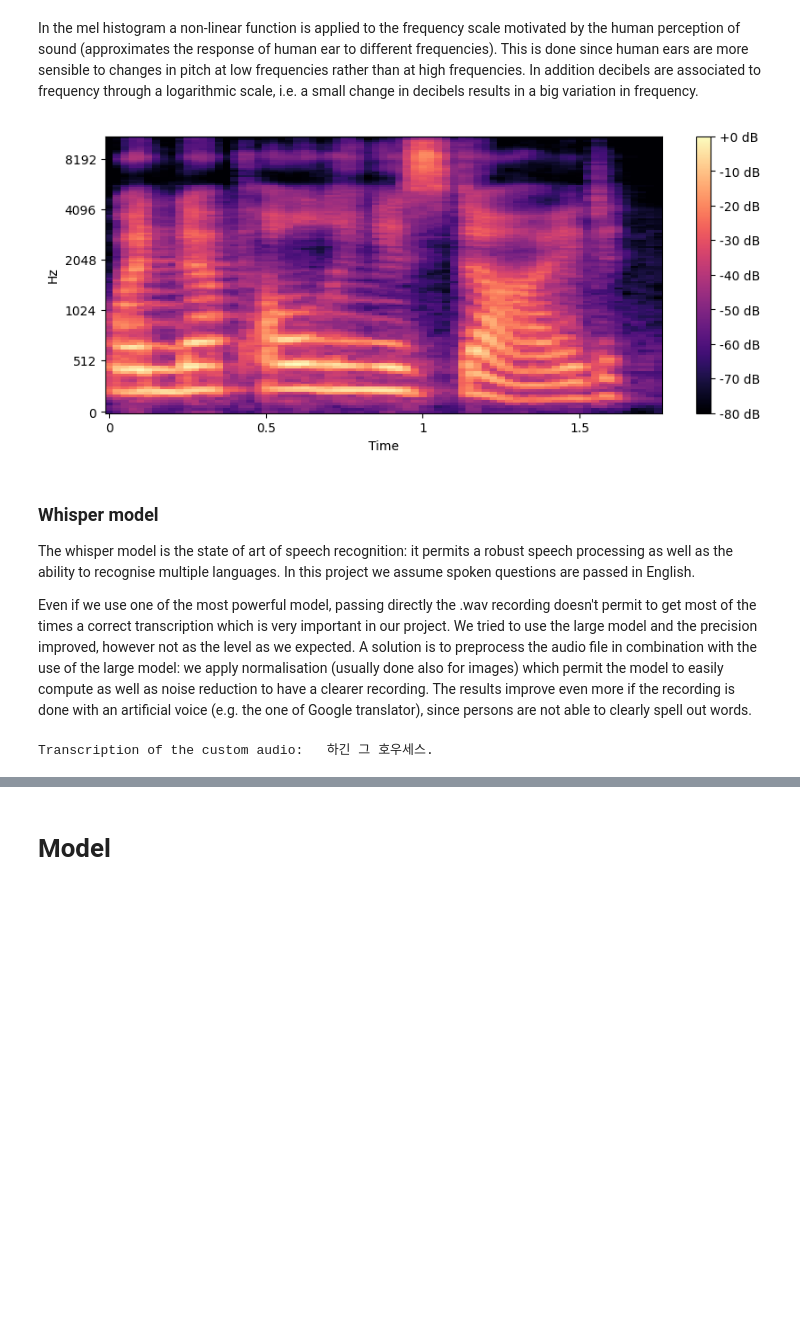
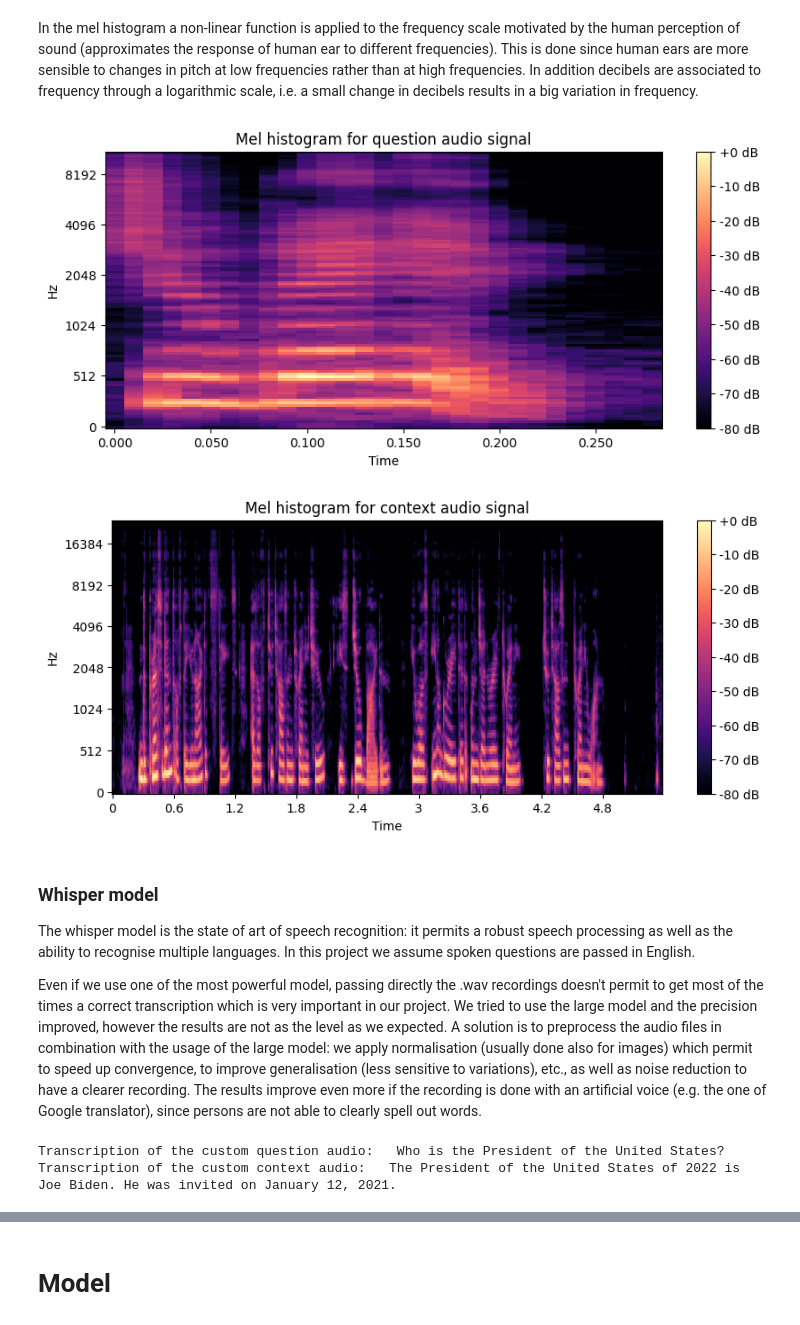
Before and after one commit to Ele975/ML_project2, a Jupyter notebook: AML_project2.ipynb, the cells around one changed output, grey strips where cells are left out. Drawn from its saved outputs; the diff is of its cells as text; code cells hidden in the pictures; blank space fills up the shorter version.

```diff
--- a/AML_project2.ipynb
+++ b/AML_project2.ipynb
@@ -567,9 +568,9 @@ audio = np.array(audio, dtype=float)
 # store custom audio file recorded - query
 scipy.io.wavfile.write('audio.wav', sr, audio)
 # %%
+# context
 audio_context, sr_context = get_audio()
-audio_context = np.array(audio, dtype=float)
-# store custom audio file recorded - context
+audio_context = np.array(audio_context, dtype=float)
 scipy.io.wavfile.write('audio_context.wav', sr_context, audio_context)
 # %% [markdown]
 ### audio analysis
@@ -610,30 +634,47 @@ Different windowing methods can be used, and the Hann windowing is the one who p
 In the mel histogram a non-linear function is applied to the frequency scale motivated by the human perception of sound (approximates the response of human ear to different frequencies). This is done since human ears are more sensible to changes in pitch at low frequencies rather than at high frequencies. In addition decibels are associated to frequency through a logarithmic scale, i.e. a small change in decibels results in a big variation in frequency.
 # %%
 n_mels = 128
-nr_samples = int(math.floor(0.01*sr))
-overlapping = int(math.floor(0.025*sr))
+nr_samples = int(math.floor(0.025*sr))
+overlapping = int(math.floor(0.01*sr))
 time_axis = np.arange(0, audio_length, 0.5)
 
+# question
 mel_spec = librosa.feature.melspectrogram(y=audio, sr=sr)
 
 plt.figure(figsize=(10, 4))
 librosa.display.specshow(librosa.power_to_db(mel_spec, ref=np.max), sr=sr, hop_length=overlapping, x_axis='time', y_axis='mel')
 plt.colorbar(format='%+2.0f dB')
+plt.title('Mel histogram for question audio signal')
 plt.show()
+
+# context
+mel_spec_context = librosa.feature.melspectrogram(y=audio_context, sr=sr_context)
+plt.figure(figsize=(10, 4))
+librosa.display.specshow(librosa.power_to_db(mel_spec_context, ref=np.max), sr=sr_context, hop_length=overlapping, x_axis='time', y_axis='mel')
+plt.colorbar(format='%+2.0f dB')
+plt.title('Mel histogram for context audio signal')
+plt.show()
 # %% [output]
-[figure, old version]
+[figure, new version]
+[figure, added]
 # %% [markdown]
 ### Whisper model
 The whisper model is the state of art of speech recognition: it permits a robust speech processing as well as the ability to recognise multiple languages. In this project we assume spoken questions are passed in English.
 
-Even if we use one of the most powerful model, passing directly the .wav recording doesn't permit to get most of the times a correct transcription which is very important in our project. We tried to use the large model and the precision improved, however not as the level as we expected. A solution is to preprocess the audio file in combination with the use of the large model: we apply normalisation (usually done also for images) which permit the model to easily compute as well as noise reduction to have a clearer recording. The results improve even more if the recording is done with an artificial voice (e.g. the one of Google translator), since persons are not able to clearly spell out words.
+Even if we use one of the most powerful model, passing directly the .wav recordings doesn't permit to get most of the times a correct transcription which is very important in our project. We tried to use the large model and the precision improved, however the results are not as the level as we expected. A solution is to preprocess the audio files in combination with the usage of the large model: we apply normalisation (usually done also for images) which permit to speed up convergence, to improve generalisation (less sensitive to variations), etc., as well as noise reduction to have a clearer recording. The results improve even more if the recording is done with an artificial voice (e.g. the one of Google translator), since persons are not able to clearly spell out words.
 # %%
 model = whisper.load_model("large")
 # %%
 # result without preprocessing
+# question
 result = model.transcribe('audio.wav')
-print("Transcription of the custom audio: ", result['text'])
+print("Transcription of the custom question audio: ", result['text'])
+
+# context
+result_context = model.transcribe('audio_context.wav')
+print("Transcription of the custom context audio: ", result_context['text'])
 # %% [output]
-Transcription of the custom audio:   하긴 그 호우세스.
+Transcription of the custom question audio:   Who is the President of the United States?
+Transcription of the custom context audio:   The President of the United States of 2022 is Joe Biden. He was invited on January 12, 2021.
 # %%
 import noisereduce as nr
```
Also changed, not shown: parts of 14 cells of this notebook.
